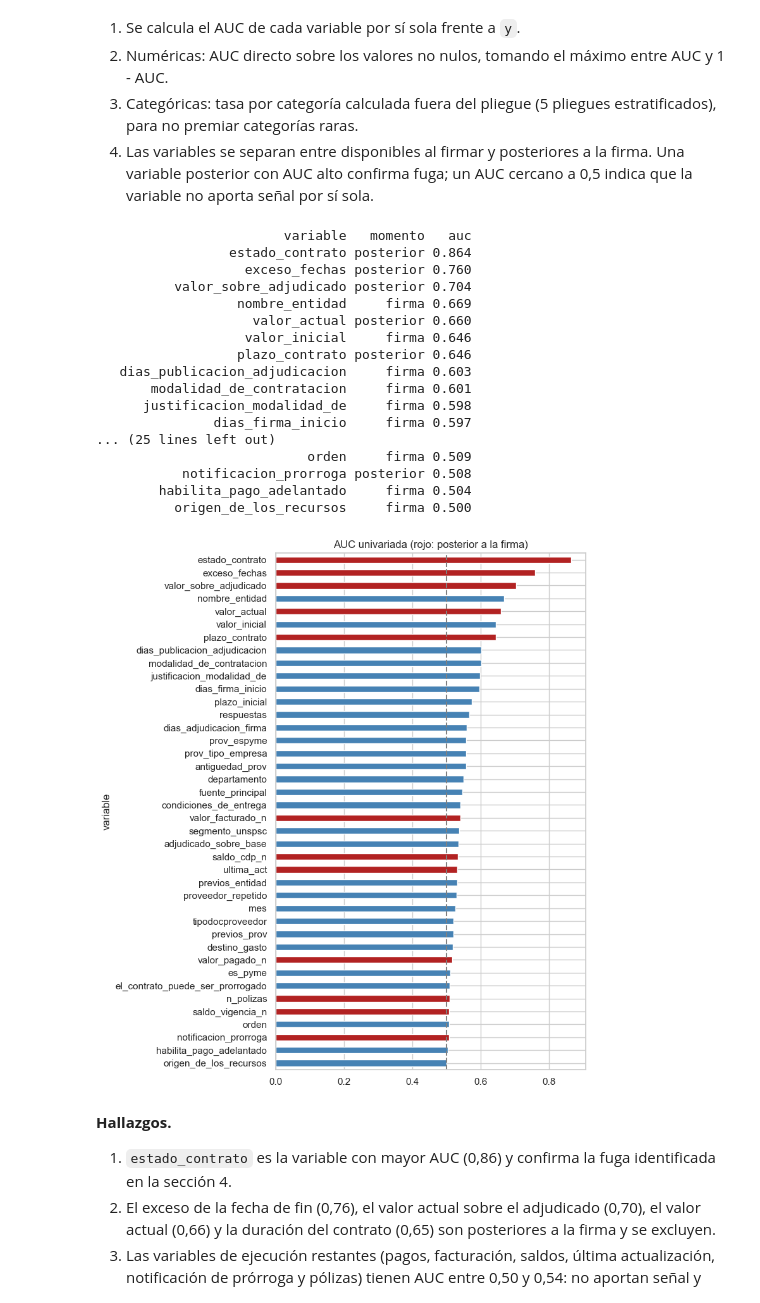
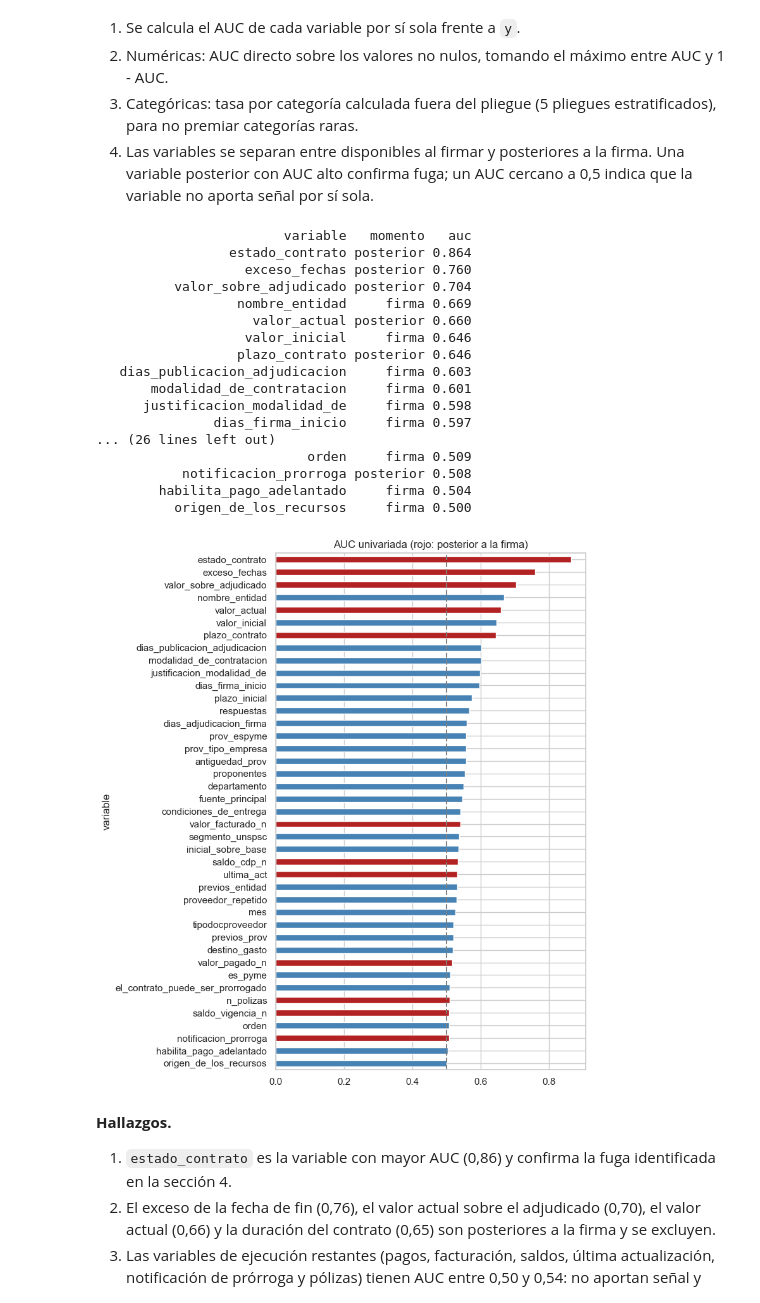
Before and after one commit to Zeal916/project_despliegue_soluciones, a Jupyter notebook: notebooks/01_eda_obra.ipynb, the cells around one changed output. Cells and saved outputs as stored; diff of their text form; code cells hidden in the pictures.

```diff
--- a/notebooks/01_eda_obra.ipynb
+++ b/notebooks/01_eda_obra.ipynb
@@ -127,7 +130,8 @@ contratos = pd.read_csv(RAW / "contratos_obra.csv", low_memory=False,
                         dtype={"codigo_proveedor": str})
 adiciones = pd.read_csv(RAW / "adiciones_valor.csv")
 procesos = pd.read_csv(RAW / "procesos_obra.csv", low_memory=False)
-ofertas = pd.read_csv(RAW / "ofertas_obra.csv")
+ofertas = pd.read_csv(RAW / "ofertas_obra.csv",
+                      dtype={"c_digo_proveedor": str})
 garantias = pd.read_csv(RAW / "garantias_obra.csv")
 proveedores = pd.read_csv(RAW / "proveedores_obra.csv", low_memory=False,
                           dtype={"codigo": str})
@@ -789,9 +829,8 @@ df["antiguedad_prov"] = (df["firma"] - fecha(df["prov_fecha_creacion"])
                          ).dt.days / 365.25
 df["previos_prov"] = df.groupby("codigo_proveedor").cumcount()
 df["respuestas"] = numero(df["respuestas_al_procedimiento"])
-df["adjudicado_sobre_base"] = (
-    numero(df["valor_total_adjudicacion"]) / df["valor_inicial"]
-).where(numero(df["valor_total_adjudicacion"]) > 0)
+df["inicial_sobre_base"] = (df["valor_inicial"] / precio_base).where(
+    df["fuente_valor"] != "precio base")
 
 print("Proveedor registrado después de la firma:",
       f"{(df['antiguedad_prov'] < 0).mean():.1%}")
@@ -799,7 +838,7 @@ grupos = {
     "antiguedad_prov": [-np.inf, 0, 1, 3, 5, np.inf],
     "previos_prov": [-1, 0, 2, 9, np.inf],
     "respuestas": [-1, 0, 1, 2, 5, 10, np.inf],
-    "adjudicado_sobre_base": [0, 0.8, 0.9, 0.95, 0.99, np.inf],
+    "inicial_sobre_base": [0, 0.8, 0.9, 0.95, 0.99, np.inf],
 }
 fig, ax = plt.subplots(2, 2, figsize=(11, 7))
 for eje, (var, cortes) in zip(ax.flat, grupos.items()):
@@ -815,11 +854,20 @@ print("\nTasa por condición de pyme y tipo de documento del proveedor:")
 print(tasas(df, "prov_espyme").to_string())
 print(tasas(df, "tipodocproveedor", MIN_ENT).to_string())
 
-d25 = df[(df["anio"] == 2025) & df["n_ofertas"].notna()]
-print(f"\n2025: Spearman respuestas ~ ofertas = "
-      f"{spearman(d25, 'respuestas', 'n_ofertas'):.3f}; coinciden en "
-      f"{(d25['respuestas'] == d25['n_ofertas']).mean():.1%} de "
-      f"{len(d25):,} contratos.")
+con_ofertas = df[df["n_ofertas"].notna()]
+print(f"\nSpearman respuestas ~ ofertas: "
+      f"{spearman(con_ofertas, 'respuestas', 'n_ofertas'):.3f} | "
+      f"respuestas ~ proponentes: "
+      f"{spearman(con_ofertas, 'respuestas', 'proponentes'):.3f}")
+print("Respuestas iguales a ofertas y a proponentes, por año (%):")
+print((pd.DataFrame({
+    "ofertas": con_ofertas["respuestas"] == con_ofertas["n_ofertas"],
+    "proponentes": con_ofertas["respuestas"] == con_ofertas["proponentes"],
+}).groupby(con_ofertas["anio"]).mean() * 100).round(1).to_string())
+print("\nTasa según proponentes en Ofertas:")
+print(tasas(con_ofertas.assign(rango=pd.cut(
+    con_ofertas["proponentes"], [0, 1, 2, 5, 10, np.inf])), "rango")
+      .to_string())
 # %% [output]
 Proveedor registrado después de la firma: 0.5%
 
@@ -1039,7 +1091,8 @@ for v in ["valor_pagado", "valor_facturado", "saldo_cdp", "saldo_vigencia"]:
     df[v + "_n"] = numero(df[v])
 
 firma_num = ["valor_inicial", "plazo_inicial", "mes", "respuestas",
-             "adjudicado_sobre_base", "antiguedad_prov", "previos_prov",
+             "inicial_sobre_base", "proponentes", "antiguedad_prov",
+             "previos_prov",
              "previos_entidad", "proveedor_repetido",
              "dias_publicacion_adjudicacion", "dias_adjudicacion_firma",
              "dias_firma_inicio"]
@@ -1066,35 +1119,35 @@ filas = (
 )
 fuga = pd.DataFrame(filas, columns=["variable", "momento", "auc"])
 fuga = fuga.sort_values("auc", ascending=False)
 print(fuga.round(3).to_string(index=False))
 
 colores = fuga["momento"].map({"firma": "steelblue",
                                "posterior": "firebrick"})
 ax = fuga.plot.barh(x="variable", y="auc", color=colores, legend=False,
                     figsize=(8, 9), title="AUC univariada (rojo: posterior "
                     "a la firma)")
 ax.axvline(0.5, color="gray", ls="--")
 ax.invert_yaxis()
 guardar_figura("09_fuga_auc")
 # %% [output]
                         variable   momento   auc
                  estado_contrato posterior 0.864
                    exceso_fechas posterior 0.760
           valor_sobre_adjudicado posterior 0.704
                   nombre_entidad     firma 0.669
                     valor_actual posterior 0.660
                    valor_inicial     firma 0.646
                   plazo_contrato posterior 0.646
    dias_publicacion_adjudicacion     firma 0.603
        modalidad_de_contratacion     firma 0.601
       justificacion_modalidad_de     firma 0.598
                dias_firma_inicio     firma 0.597
-... (25 lines left out)
+... (26 lines left out)
                            orden     firma 0.509
            notificacion_prorroga posterior 0.508
         habilita_pago_adelantado     firma 0.504
           origen_de_los_recursos     firma 0.500
-[figure, old version]
+[figure, new version]
 # %% [markdown]
 **Hallazgos.**
 
```
Also changed, not shown: parts of 21 cells of this notebook, 6 other files.
